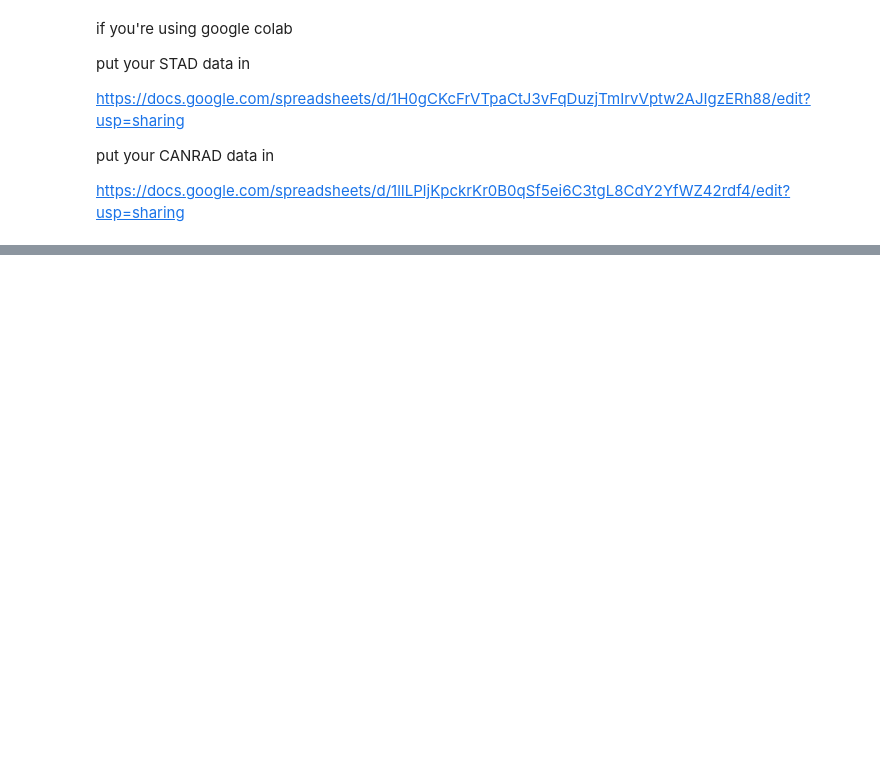
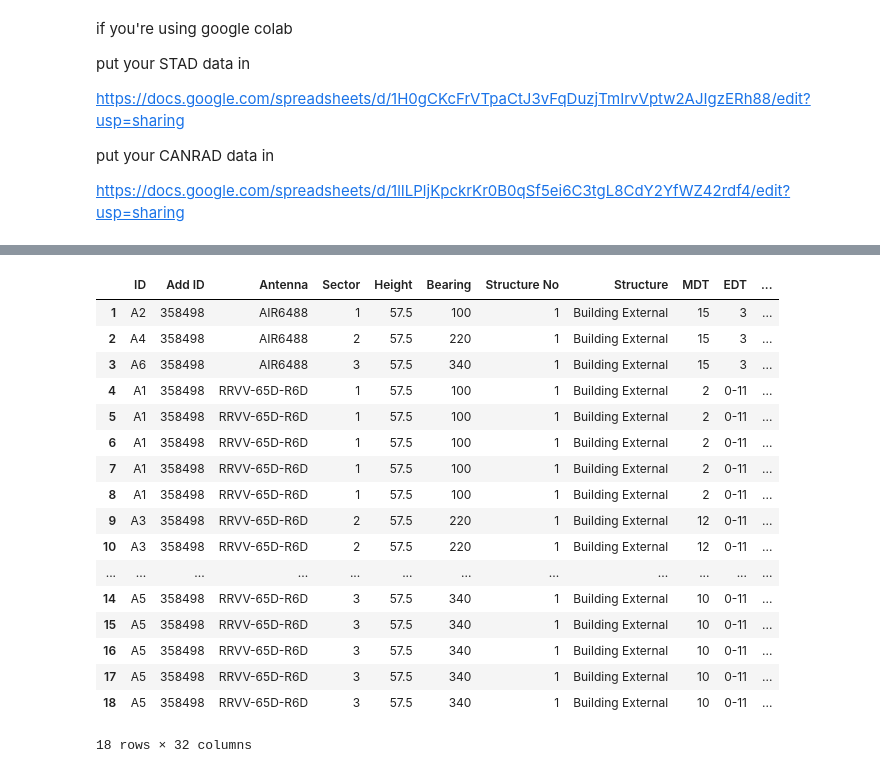
Before and after one commit to hassanharis/RFNSA-STAD-Wrangler, a Jupyter notebook: RFNSA Scrapper.ipynb, the cells around one changed output, grey strips where cells are left out. Saved outputs shown, nothing was run; the diff lists cells and outputs as text; code cells hidden in the pictures; blank space fills up the shorter version.

```diff
--- a/RFNSA Scrapper.ipynb
+++ b/RFNSA Scrapper.ipynb
@@ -845,0 +898,21 @@ if __name__ == "__main__":
+# %%
+df
+# %% [output]
+|  | ID | Add ID | Antenna | Sector | Height | Bearing | Structure No | Structure | MDT | EDT | ... |
+| 1 | A2 | 358498 | AIR6488 | 1 | 57.5 | 100 | 1 | Building External | 15 | 3 | ... |
+| 2 | A4 | 358498 | AIR6488 | 2 | 57.5 | 220 | 1 | Building External | 15 | 3 | ... |
+| 3 | A6 | 358498 | AIR6488 | 3 | 57.5 | 340 | 1 | Building External | 15 | 3 | ... |
+| 4 | A1 | 358498 | RRVV-65D-R6D | 1 | 57.5 | 100 | 1 | Building External | 2 | 0-11 | ... |
+| 5 | A1 | 358498 | RRVV-65D-R6D | 1 | 57.5 | 100 | 1 | Building External | 2 | 0-11 | ... |
+| 6 | A1 | 358498 | RRVV-65D-R6D | 1 | 57.5 | 100 | 1 | Building External | 2 | 0-11 | ... |
+| 7 | A1 | 358498 | RRVV-65D-R6D | 1 | 57.5 | 100 | 1 | Building External | 2 | 0-11 | ... |
+| 8 | A1 | 358498 | RRVV-65D-R6D | 1 | 57.5 | 100 | 1 | Building External | 2 | 0-11 | ... |
+| 9 | A3 | 358498 | RRVV-65D-R6D | 2 | 57.5 | 220 | 1 | Building External | 12 | 0-11 | ... |
+| 10 | A3 | 358498 | RRVV-65D-R6D | 2 | 57.5 | 220 | 1 | Building External | 12 | 0-11 | ... |
+| ... | ... | ... | ... | ... | ... | ... | ... | ... | ... | ... | ... |
+| 14 | A5 | 358498 | RRVV-65D-R6D | 3 | 57.5 | 340 | 1 | Building External | 10 | 0-11 | ... |
+| 15 | A5 | 358498 | RRVV-65D-R6D | 3 | 57.5 | 340 | 1 | Building External | 10 | 0-11 | ... |
+| 16 | A5 | 358498 | RRVV-65D-R6D | 3 | 57.5 | 340 | 1 | Building External | 10 | 0-11 | ... |
+| 17 | A5 | 358498 | RRVV-65D-R6D | 3 | 57.5 | 340 | 1 | Building External | 10 | 0-11 | ... |
+| 18 | A5 | 358498 | RRVV-65D-R6D | 3 | 57.5 | 340 | 1 | Building External | 10 | 0-11 | ... |
+18 rows × 32 columns
```
Also changed, not shown: parts of 11 cells of this notebook.
